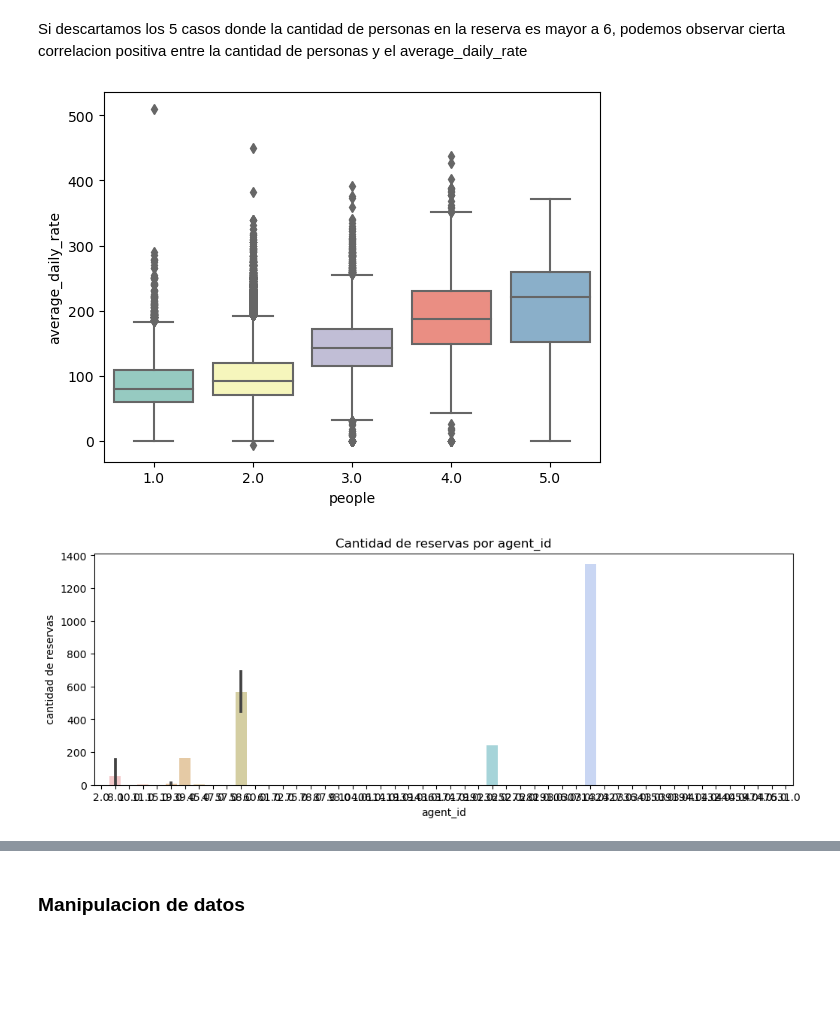
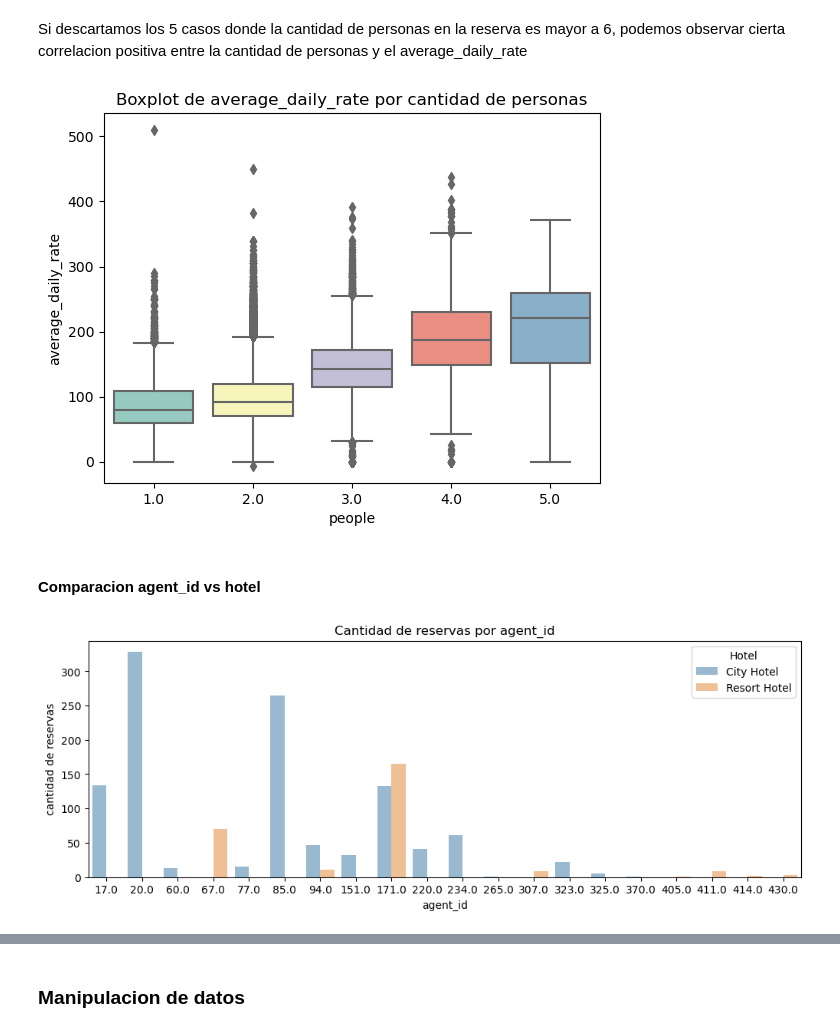
Before and after one commit to JuampiCarosi/7506R-2C2023-GRUPO23, a Jupyter notebook: 7506R_TP1_GRUPO23_CHP1_ENTREGA.ipynb, the cells around one changed output, grey strips where cells are left out. Drawn from its saved outputs; the diff is of its cells as text; code cells hidden in the pictures; blank space fills up the shorter version.

```diff
--- a/7506R_TP1_GRUPO23_CHP1_ENTREGA.ipynb
+++ b/7506R_TP1_GRUPO23_CHP1_ENTREGA.ipynb
@@ -1078,25 +1082,27 @@ df_people[df_people['people'] >= 6].head()
 Si descartamos los 5 casos donde la cantidad de personas en la reserva es mayor a 6, podemos observar cierta correlacion positiva entre la cantidad de personas y el average_daily_rate
 # %%
 df_people.drop(df_people[(df_people['people'] >= 6) | (df_people['people'] == 0)].index, inplace=True)
-sns.boxplot(x="people", y="average_daily_rate", data=df_people, palette="Set3")
+sns.boxplot(x="people", y="average_daily_rate", data=df_people, palette="Set3").set_title("Boxplot de average_daily_rate por cantidad de personas")
 plt.show()
 # %% [output]
-[figure, old version]
+[figure, new version]
+# %% [markdown]
+#### Comparacion agent_id vs hotel
 # %%
 import random
 
 fig, ax = plt.subplots(1, 1, figsize=(12, 4))
 
-random.seed(980)
-sample_agent_ids = random.sample(df['agent_id'].unique().tolist(), 50)
+random.seed(9)
+sample_agent_ids = random.sample(df['agent_id'].unique().tolist(), 20)
 df_sample = df[df['agent_id'].isin(sample_agent_ids)]
-df_count_agents = df['agent_id'].value_counts().reset_index()
-
-sns.barplot( x="agent_id", y=df_count_agents['agent_id'],data=df_sample, ax=ax, alpha=0.5)
+df_count_agents = df_sample.groupby(['agent_id', 'hotel']).size().reset_index(name='counts')
+sns.barplot( x="agent_id",y='counts', data=df_count_agents, hue='hotel',  ax=ax, alpha=0.5)
 ax.set_title('Cantidad de reservas por agent_id')
 ax.set_xlabel('agent_id')
 ax.set_ylabel('cantidad de reservas')
 
+plt.legend(title='Hotel', loc = 'upper right')
 plt.show()
 # %% [output]
-[figure, old version]
+[figure, new version]
```
Also changed, not shown: parts of 36 cells of this notebook.
